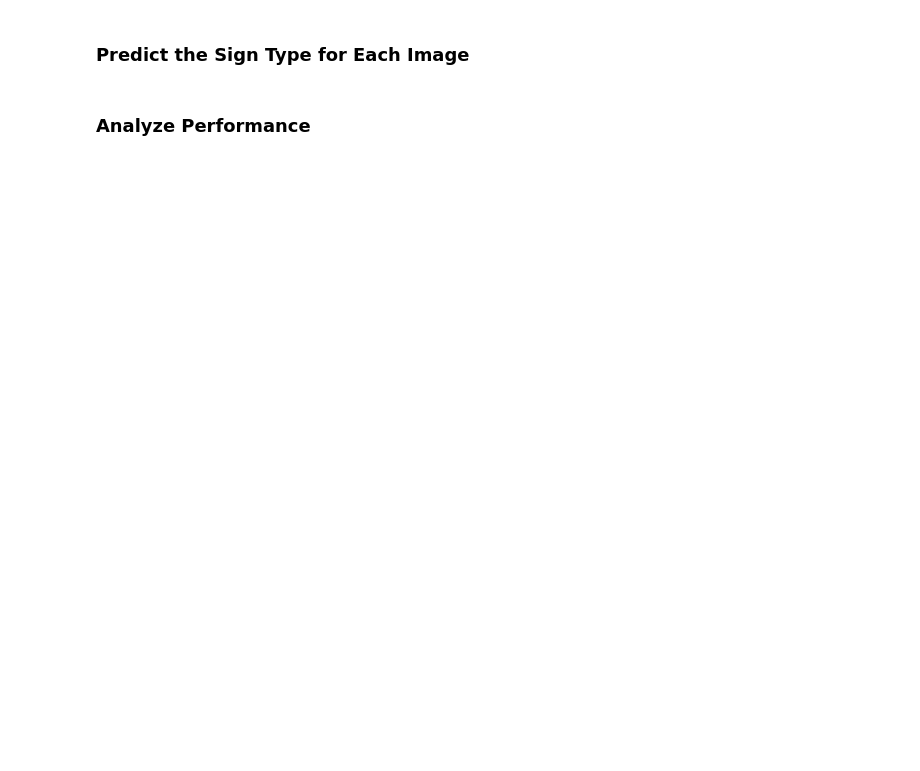
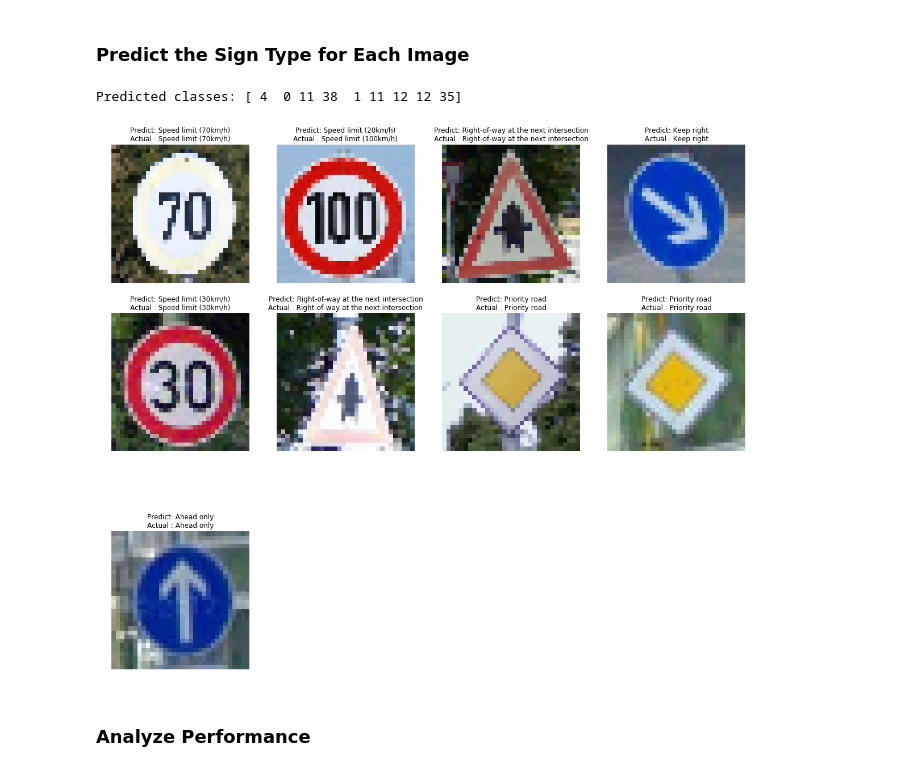
Before and after one commit to tjacobs/CarND-Traffic-Sign-Classifier-Project, a Jupyter notebook: Traffic_Sign_Classifier.ipynb, the cells around one changed output. Drawn from its saved outputs; the diff is of its cells as text; code cells hidden in the pictures; blank space fills up the shorter version.

```diff
--- a/Traffic_Sign_Classifier.ipynb
+++ b/Traffic_Sign_Classifier.ipynb
@@ -459,39 +384,42 @@ for i in range(0,len(images)):
 ### Run the predictions and use the model to output the prediction for each image.
 
 # What are the actual sign labels?
-y_correct_in = [ 4, 7, 11, 38, 1 ]
+y_correct_in = [ 4, 7, 11, 38, 1, 11, 12, 12, 35 ]
 
 # Find and read images in test directory
-filelist = glob.glob( './test/*.*' )
+filelist = sorted( glob.glob( './test/*.*' ) )
 images_in = [ cv2.imread(filename) for filename in filelist ]
 images_in = [ cv2.cvtColor( image, cv2.COLOR_BGR2RGB ) for image in images_in ]
 
 # Resize to 32x32 for model
 images_in = np.array( [ cv2.resize( image, (32, 32) ) for image in images_in ] )
 
 # Preprocess
 images, y_correct = preprocess_images( images_in, y_correct_in )
 
 # Predict with model
 with tf.Session() as sess:
     # Load model
     saver.restore(sess, tf.train.latest_checkpoint('.'))
 
     # Predict
-    preds = sess.run(tf.argmax(logits, 1), feed_dict={x:images})
+    preds = sess.run(tf.argmax(logits, 1), feed_dict={x:images, keep_prob:1.0})
     print( "Predicted classes: " + str( preds ) )
 
 # Read sign names
 sn = pd.read_csv('./signnames.csv')
 
 # Plot
-fig = plt.figure(figsize=(22,20))
+fig = plt.figure(figsize=(20, 20))
 for i in range(0,len(images)):
-    a = fig.add_subplot(2,len(images),i+1)
+    a = fig.add_subplot(2 + ((i+1) / 5), len(images)/2, i + 1 )
     plt.imshow(images[i])
     code = preds[i]
     plt.title( "Predict: " + str( sn.iloc[code, 1] ) + "\nActual : " + str( sn.iloc[y_correct[i], 1] ) )
     plt.axis("off")
+# %% [output]
+Predicted classes: [ 4  0 11 38  1 11 12 12 35]
+[figure, added]
 # %% [markdown]
 ### Analyze Performance
 # %%
```
Also changed, not shown: parts of 14 cells of this notebook, 3 other files.
